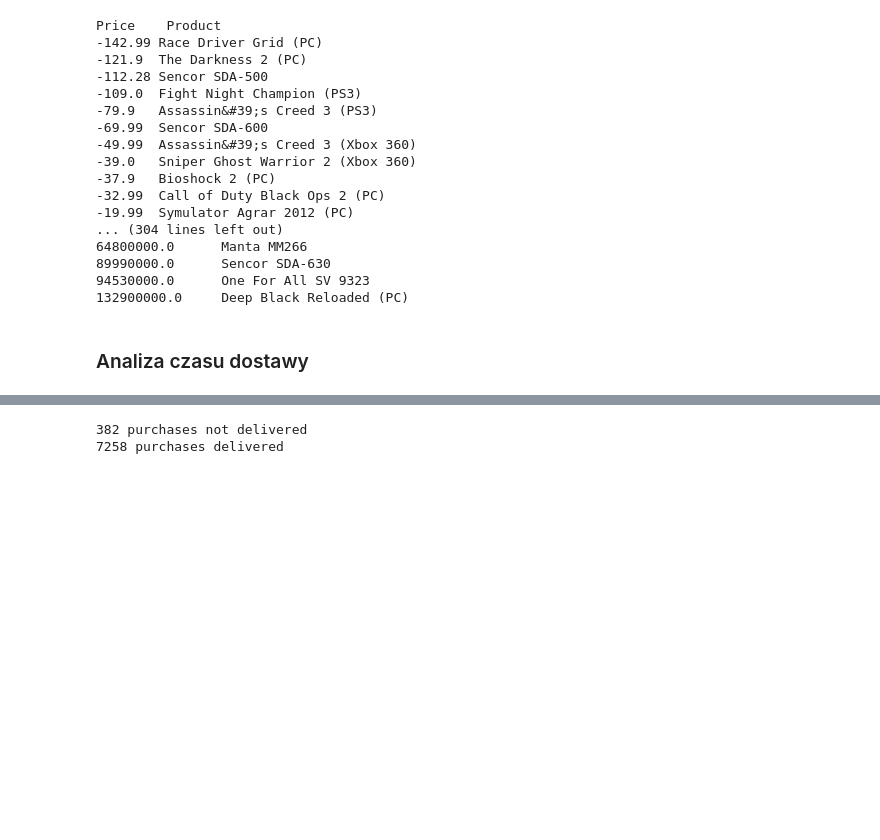
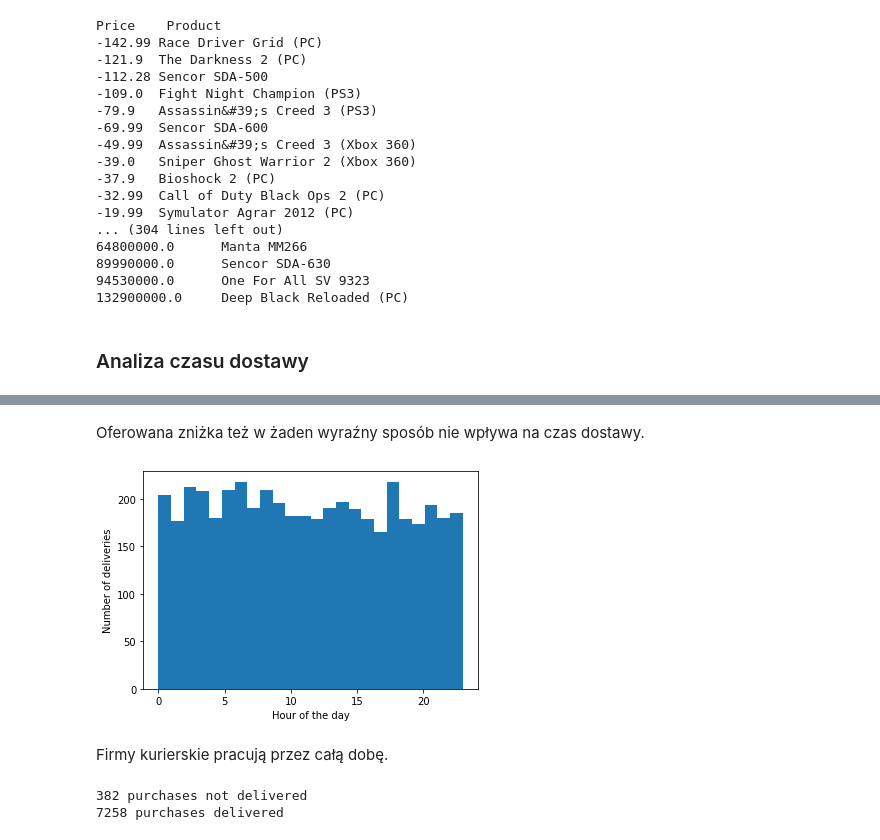
Before and after one commit to plibera/IUM_Project, a Jupyter notebook: dataAnalysis.ipynb, the cells around one changed output, grey strips where cells are left out. Saved outputs shown, nothing was run; the diff lists cells and outputs as text; code cells hidden in the pictures; blank space fills up the shorter version.

Commit message:
Analyse the effect of attributes on delivery time

```diff
--- a/dataAnalysis.ipynb
+++ b/dataAnalysis.ipynb
@@ -104,3 +104,25 @@ Price    Product
 132900000.0     Deep Black Reloaded (PC)
 # %% [markdown]
 ### Analiza czasu dostawy
+# %%
+N_SECONDS = 3600.0
+
+correctDataDF = pysqldf("SELECT * FROM projectedDataDF WHERE purchase_timestamp < delivery_timestamp")
+
+#create columns
+correctDataDF["purchase_timestamp_sec"] = 0
+correctDataDF["delivery_timestamp_sec"] = 0
+correctDataDF["delivery_time_h"] = 0.0
+correctDataDF["purchase_day_name"] = ""
+correctDataDF["delivery_day_name"] = ""
+
+for index, _ in correctDataDF.iterrows():
+    correctDataDF.at[index, "purchase_timestamp_sec"] = dateToTimestamp(correctDataDF["purchase_timestamp"].iloc[index])
+    correctDataDF.at[index, "delivery_timestamp_sec"] = dateToTimestamp(correctDataDF["delivery_timestamp"].iloc[index])
+    correctDataDF.at[index, "delivery_time_h"] = float(correctDataDF["delivery_timestamp_sec"].iloc[index] - correctDataDF["purchase_timestamp_sec"].iloc[index]) / N_SECONDS
+    correctDataDF.at[index, "purchase_timestamp"] = pd.to_datetime(correctDataDF["purchase_timestamp"].iloc[index])
+    correctDataDF.at[index, "delivery_timestamp"] = pd.to_datetime(correctDataDF["delivery_timestamp"].iloc[index])
+    correctDataDF.at[index, "purchase_day_name"] = correctDataDF["purchase_timestamp"].iloc[index].day_name()
+    correctDataDF.at[index, "delivery_day_name"] = correctDataDF["delivery_timestamp"].iloc[index].day_name()
+
+correctDataDF
@@ -107,3 +228,19 @@ Price    Product
+# %% [markdown]
+Oferowana zniżka też w żaden wyraźny sposób nie wpływa na czas dostawy.
+# %%
+delivery_hours = []
+
+for index, _ in correctDataDF.iterrows():
+    delivery_hours.append(correctDataDF["delivery_timestamp"].iloc[index].hour)
+
+plt.hist(delivery_hours, bins=24, density=False)
+plt.xlabel("Hour of the day")
+plt.ylabel("Number of deliveries")
+plt.show()
+# %% [output]
+[figure, added]
+# %% [markdown]
+Firmy kurierskie pracują przez całą dobę.
 # %%
 notDeliveredList = [delivery for delivery in deliveries if delivery['delivery_timestamp'] is None]
 deliveredList = [delivery for delivery in deliveries if delivery['delivery_timestamp'] is not None]
```
Also changed, not shown: parts of 13 cells of this notebook, 1 other file.
